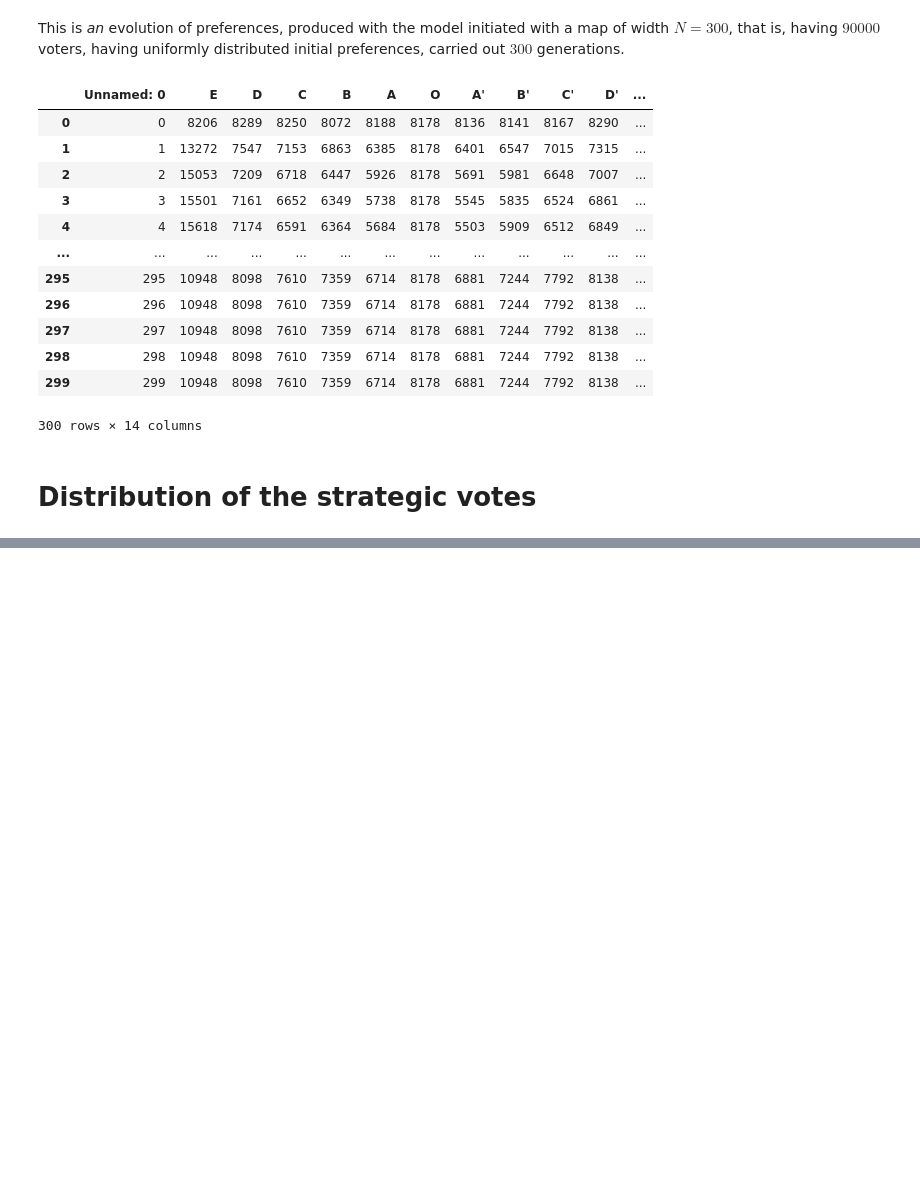
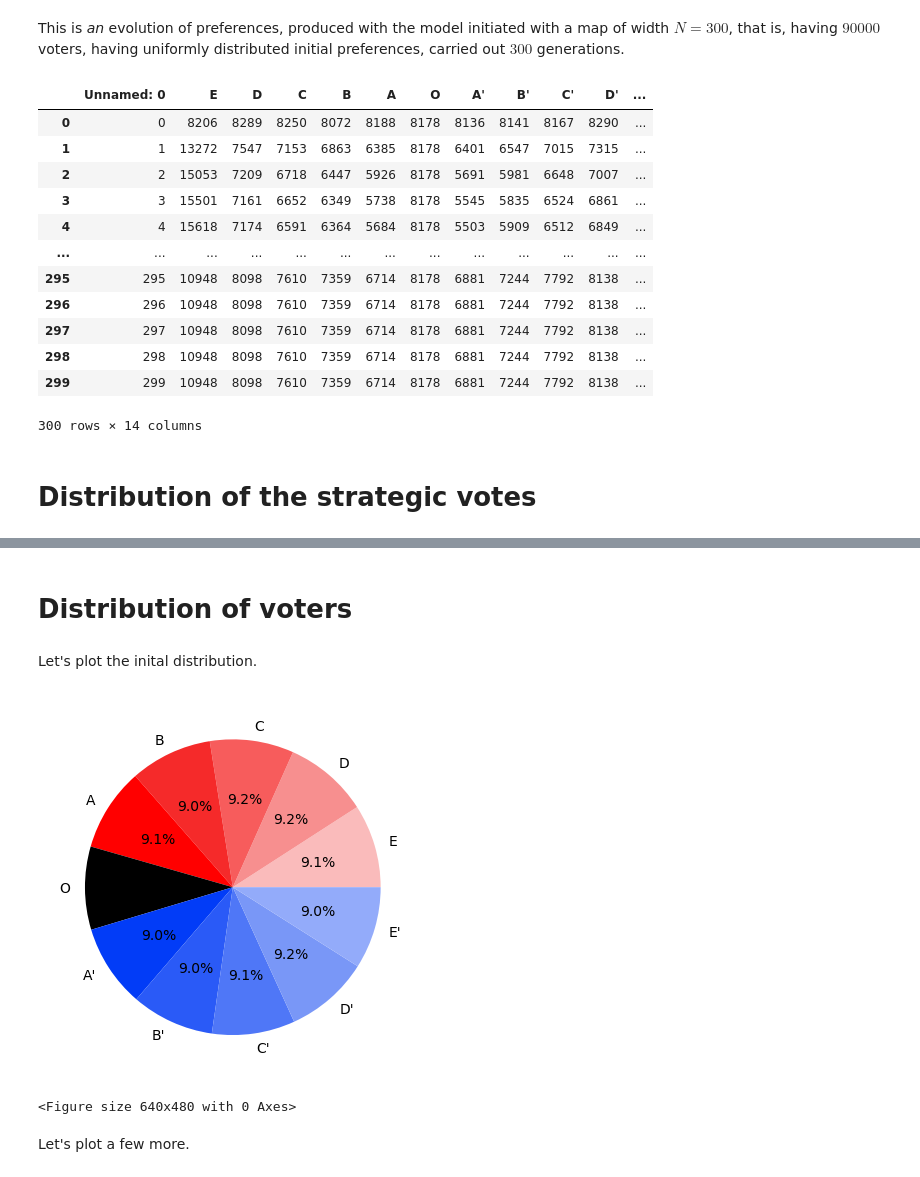
Before and after one commit to tamayasar/CSS502, a Jupyter notebook: final/final.ipynb, the cells around one changed output, grey strips where cells are left out. Cells and saved outputs as stored; diff of their text form; code cells hidden in the pictures; blank space fills up the shorter version.

```diff
--- a/final/final.ipynb
+++ b/final/final.ipynb
@@ -47,0 +228,19 @@ data.str_out_det[10]
+# %% [markdown]
+# Distribution of voters
+# %% [markdown]
+Let's plot the inital distribution.
+# %%
+gen1 = data.iloc[:, 1: 12].iloc[0]
+# %%
+fig = Figure()
+ax = fig.subplots()
+colors = ["#fabbbb", "#f78f8f", "#f75c5c", "#f52a2a", "#ff0000", "#000000",
+          "#023cf7", "#2a5af7", "#4f77f7", "#7997f7", "#93abfa"]
+ax.pie(gen1, labels=gen1.index, colors=colors, autopct='%1.1f%%')
+plt.clf()
+fig
+# %% [output]
+[figure, added]
+<Figure size 640x480 with 0 Axes>
+# %% [markdown]
+Let's plot a few more.
```
Also changed, not shown: parts of 35 cells of this notebook, 3 other files.
